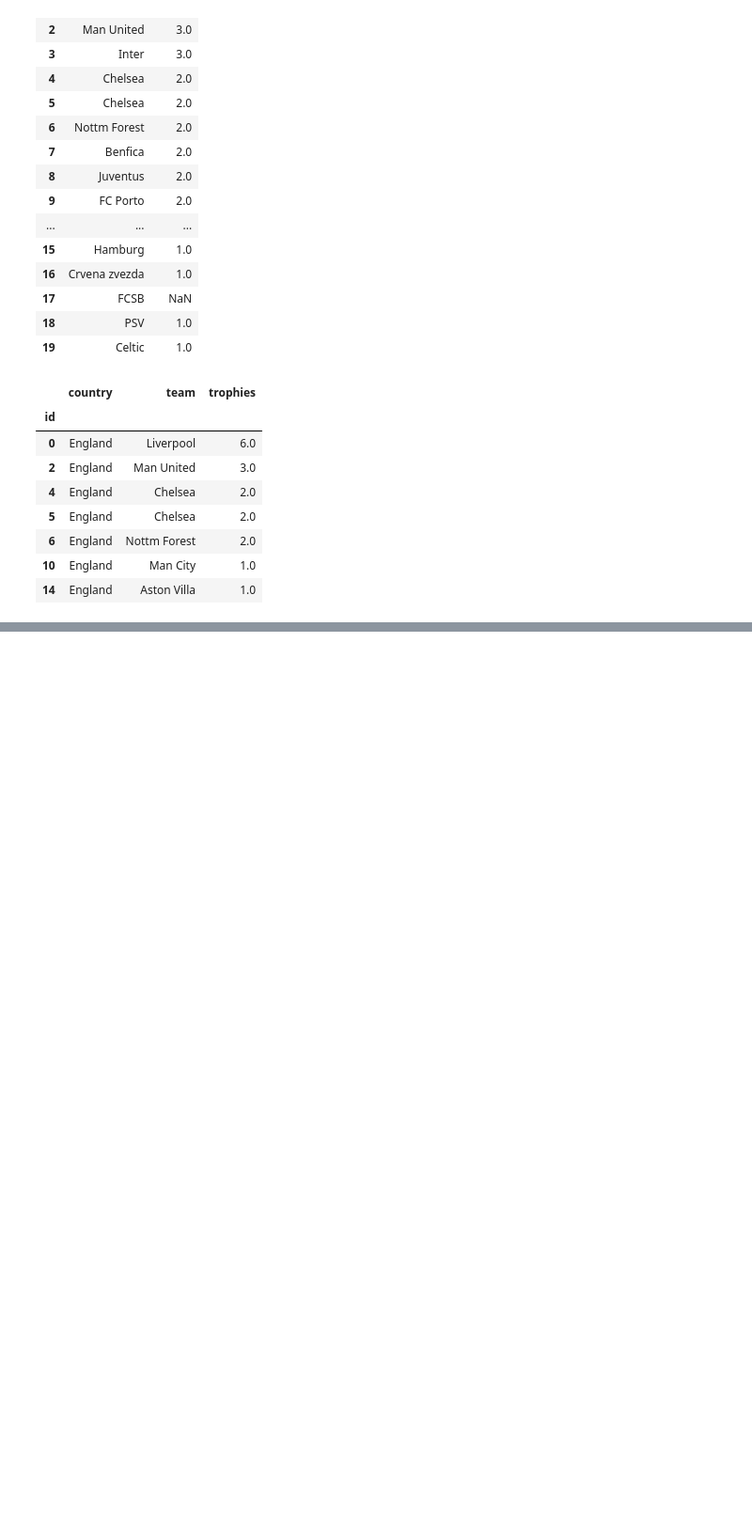
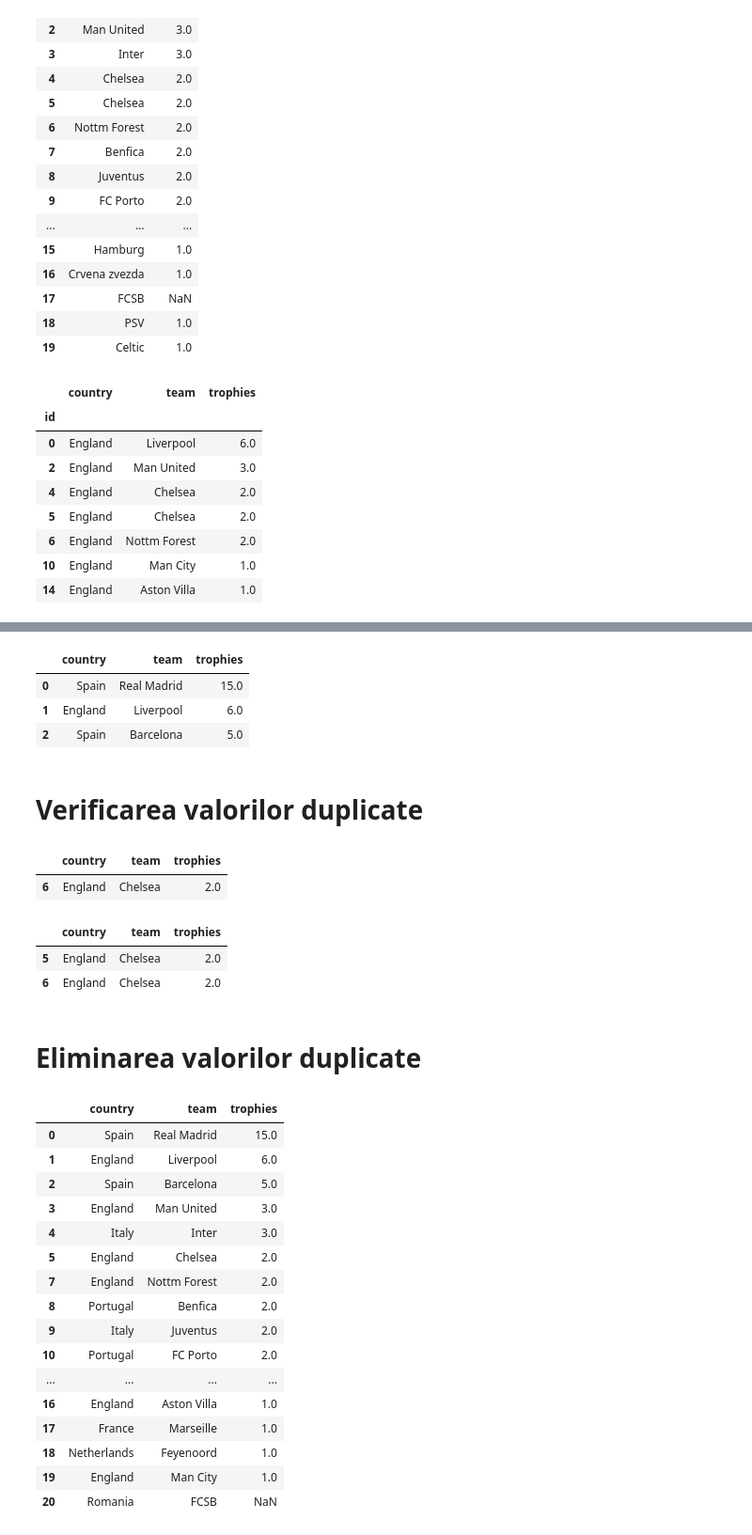
Before and after one commit to sojog/Data-Analysis-and-Processing-using-Python-Link-2026, a Jupyter notebook: Curs4/01.champions_league.ipynb, the cells around one changed output, grey strips where cells are left out. Shown at 94% size. Cells and saved outputs as stored; diff of their text form; code cells hidden in the pictures; blank space fills up the shorter version.

```diff
--- a/Curs4/01.champions_league.ipynb
+++ b/Curs4/01.champions_league.ipynb
@@ -116,0 +300,44 @@ df[df["country"] == "England"]
+# %%
+df = df.reset_index(drop=True)
+df.head(3)
+# %% [output]
+|  | country | team | trophies |
+| 0 | Spain | Real Madrid | 15.0 |
+| 1 | England | Liverpool | 6.0 |
+| 2 | Spain | Barcelona | 5.0 |
+# %% [markdown]
+# Verificarea valorilor duplicate
+# %%
+df[df.duplicated()]
+# %% [output]
+|  | country | team | trophies |
+| 6 | England | Chelsea | 2.0 |
+# %%
+df.iloc[5:7]
+# %% [output]
+|  | country | team | trophies |
+| 5 | England | Chelsea | 2.0 |
+| 6 | England | Chelsea | 2.0 |
+# %% [markdown]
+# Eliminarea valorilor duplicate
+# %%
+df = df.drop_duplicates()
+df
+# %% [output]
+|  | country | team | trophies |
+| 0 | Spain | Real Madrid | 15.0 |
+| 1 | England | Liverpool | 6.0 |
+| 2 | Spain | Barcelona | 5.0 |
+| 3 | England | Man United | 3.0 |
+| 4 | Italy | Inter | 3.0 |
+| 5 | England | Chelsea | 2.0 |
+| 7 | England | Nottm Forest | 2.0 |
+| 8 | Portugal | Benfica | 2.0 |
+| 9 | Italy | Juventus | 2.0 |
+| 10 | Portugal | FC Porto | 2.0 |
+| ... | ... | ... | ... |
+| 16 | England | Aston Villa | 1.0 |
+| 17 | France | Marseille | 1.0 |
+| 18 | Netherlands | Feyenoord | 1.0 |
+| 19 | England | Man City | 1.0 |
+| 20 | Romania | FCSB | NaN |
```
Also changed, not shown: parts of 34 cells of this notebook, 1 other file.
